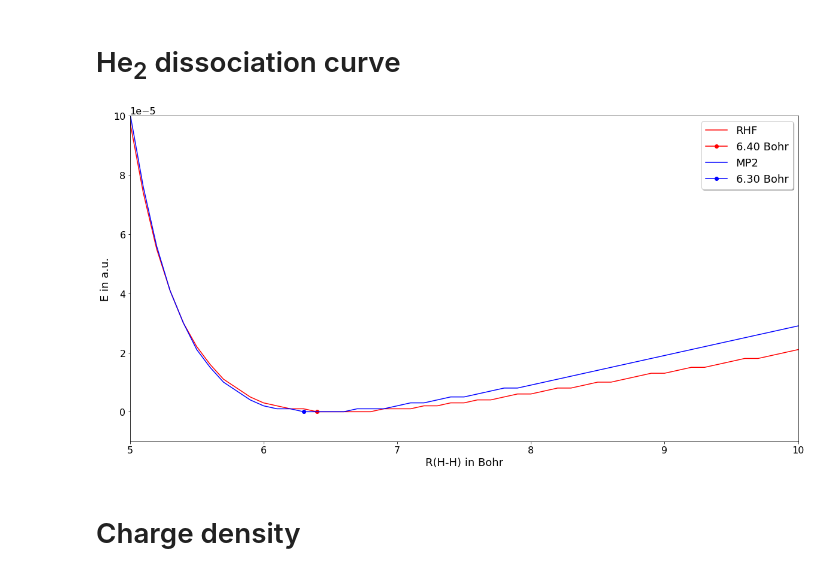
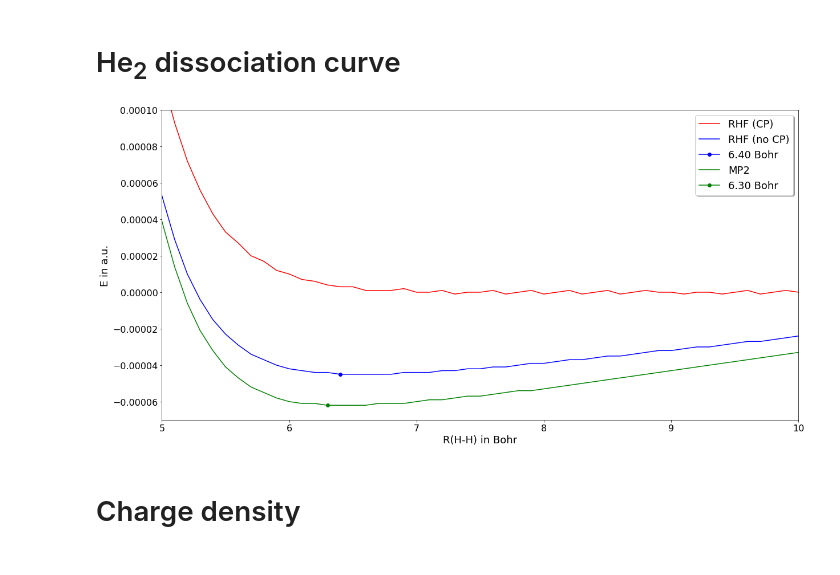
Before and after one commit to marvinfriede/projects, a Jupyter notebook: theoretical-chemistry/hartree-fock/plots.ipynb, the cells around one changed output. Cells and saved outputs as stored; diff of their text form; code cells hidden in the pictures.

```diff
--- a/theoretical-chemistry/hartree-fock/plots.ipynb
+++ b/theoretical-chemistry/hartree-fock/plots.ipynb
@@ -28,32 +28,42 @@ plt.show()
 # %% [markdown]
 # He<sub>2</sub> dissociation curve
 # %%
-data_rhf = np.genfromtxt("data/he2-diss-rhf.dat")
-data_mp2 = np.genfromtxt("data/he2-diss-mp2.dat")
-rhf_dist = data_rhf[:, 0]
-mp2_dist = data_mp2[:, 0]
+data_he_atom = np.genfromtxt("data/he-atom.dat")
+data_he_atom_mp2 = np.genfromtxt("data/he-atom-mp2.dat")
+data_he_atom_cp = np.genfromtxt("data/he-atom-ghost.dat")
+data_he_dimer = np.genfromtxt("data/he2-diss-rhf.dat")
+data_he_dimer_mp2 = np.genfromtxt("data/he2-diss-mp2.dat")
+
+# distance, only once needed
+dist = data_he_atom[:, 0]
 
 # relative to lowest value
-rhf_energy = data_rhf[:, 1] - np.amin(data_rhf[:, 1])
-mp2_energy = data_mp2[:, 1] - np.amin(data_mp2[:, 1])
+atom_energy = data_he_atom[:, 1]
+atom_energy_mp2 = data_he_atom_mp2[:, 1]
+atom_cp_energy = data_he_atom_cp[:, 1]
+dimer_energy = data_he_dimer[:, 1]
+dimer_energy_mp2 = data_he_dimer_mp2[:, 1]
 
 # get dist with lowest energy
-rhf_min = rhf_dist[np.argmin(rhf_energy)]
-mp2_min = mp2_dist[np.argmin(mp2_energy)]
+rhf_min_energy = dimer_energy - 2*atom_energy
+rhf_min = dist[np.argmin(rhf_min_energy)]
+mp2_min_energy = dimer_energy_mp2 - 2*atom_energy_mp2
+mp2_min = dist[np.argmin(mp2_min_energy)]
 
 f = plt.figure(figsize=(20,10))
-plt.plot(rhf_dist, rhf_energy, color="r", marker="", ls="-", label="RHF")
-plt.plot(rhf_min, np.amin(rhf_energy), color="r", marker="o", label="{:.2F} Bohr".format(rhf_min))
-plt.plot(mp2_dist, mp2_energy, color="b", marker="", ls="-", label="MP2")
-plt.plot(mp2_min, np.amin(mp2_energy), color="b", marker="o", label="{:.2F} Bohr".format(mp2_min))
+plt.plot(dist, dimer_energy - 2*atom_cp_energy, color="r", marker="", ls="-", label="RHF (CP)")
+plt.plot(dist, dimer_energy - 2*atom_energy, color="b", marker="", ls="-", label="RHF (no CP)")
+plt.plot(rhf_min, np.amin(rhf_min_energy), color="b", marker="o", label="{:.2F} Bohr".format(rhf_min))
+plt.plot(dist, dimer_energy_mp2 - 2*atom_energy_mp2, color="g", marker="", ls="-", label="MP2")
+plt.plot(mp2_min, np.amin(mp2_min_energy), color="g", marker="o", label="{:.2F} Bohr".format(mp2_min))he-atom-mp2
 plt.xlabel("R(H-H) in Bohr")
 plt.ylabel("E in a.u.")
 plt.xlim(5,10)
-plt.ylim(-0.00001, 0.0001)
+plt.ylim(-0.00007, 0.0001)
 plt.legend(loc="best", fancybox=True, shadow=True)
 plt.show()
 # %% [output]
-[figure, old version]
+[figure, new version]
 # %% [markdown]
 # Charge density
 # %%
```
Also changed, not shown: 30 other files.
